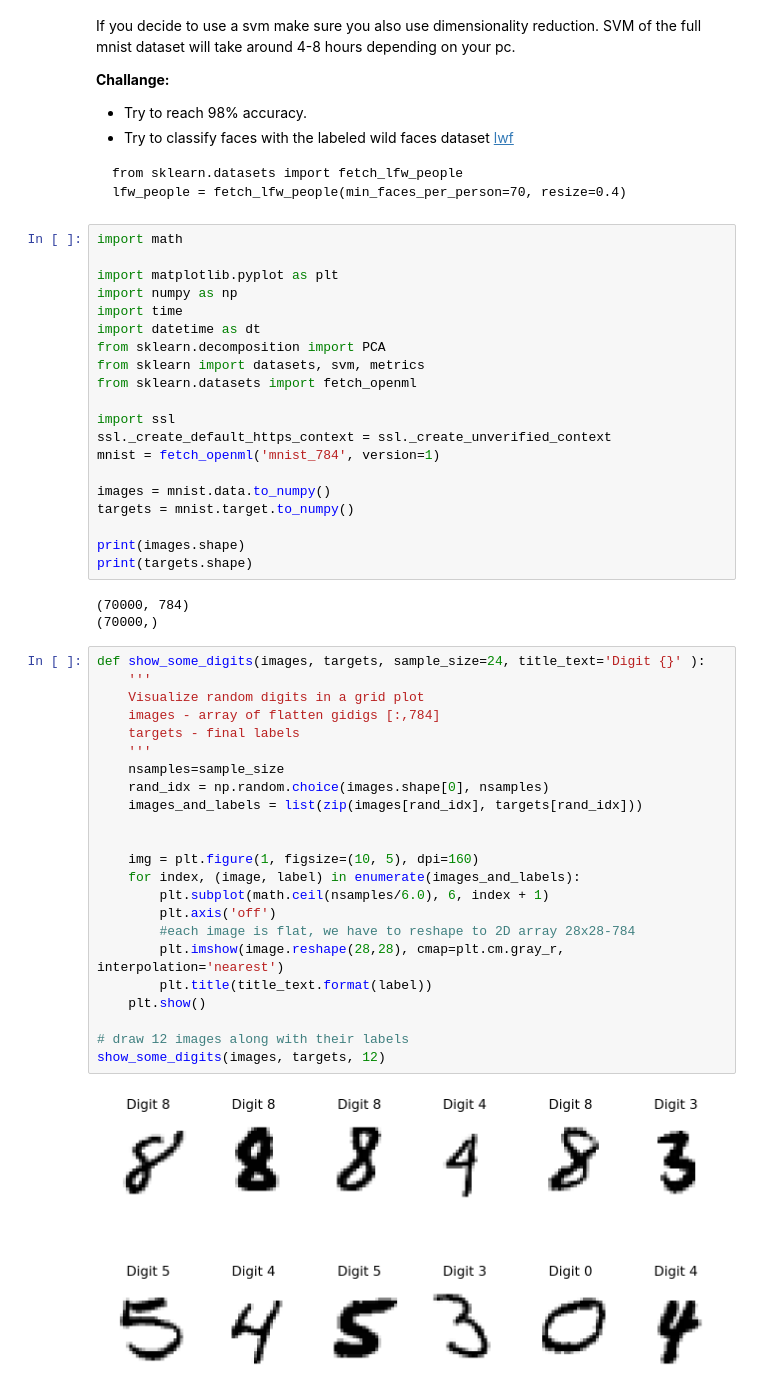
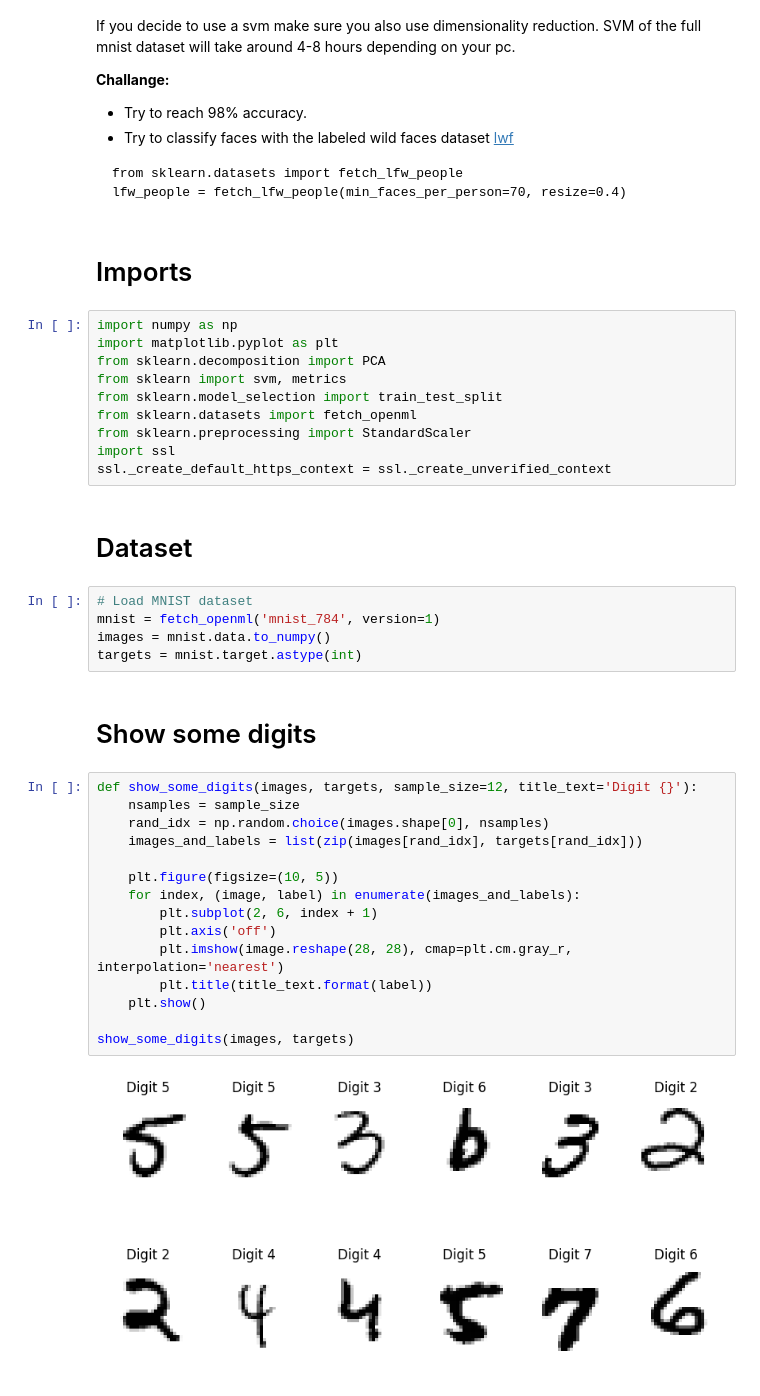
Before and after one commit to alpacfer/pfas, a Jupyter notebook: week8/WeeklyProject.ipynb, the cells around one changed output. Saved outputs shown, nothing was run; the diff lists cells and outputs as text.

````diff
--- a/week8/WeeklyProject.ipynb
+++ b/week8/WeeklyProject.ipynb
@@ -22,51 +22,41 @@ If you decide to use a svm make sure you also use dimensionality reduction. SVM
 from sklearn.datasets import fetch_lfw_people
 lfw_people = fetch_lfw_people(min_faces_per_person=70, resize=0.4)
 ```
+# %% [markdown]
+# Imports
 # %%
-import math
-
+import numpy as np
 import matplotlib.pyplot as plt
-import numpy as np
-import time
-import datetime as dt
 from sklearn.decomposition import PCA
-from sklearn import datasets, svm, metrics
+from sklearn import svm, metrics
+from sklearn.model_selection import train_test_split
 from sklearn.datasets import fetch_openml
-
+from sklearn.preprocessing import StandardScaler
 import ssl
 ssl._create_default_https_context = ssl._create_unverified_context
-mnist = fetch_openml('mnist_784', version=1)
-
-images = mnist.data.to_numpy()
-targets = mnist.target.to_numpy()
-
-print(images.shape)
-print(targets.shape)
-# %% [output]
-(70000, 784)
-(70000,)
+# %% [markdown]
+# Dataset
+# %%
+# Load MNIST dataset
+mnist = fetch_openml('mnist_784', version=1)
+images = mnist.data.to_numpy()
+targets = mnist.target.astype(int)
+# %% [markdown]
+# Show some digits
 # %%
-def show_some_digits(images, targets, sample_size=24, title_text='Digit {}' ):
-    '''
-    Visualize random digits in a grid plot
-    images - array of flatten gidigs [:,784]
-    targets - final labels
-    '''
-    nsamples=sample_size
+def show_some_digits(images, targets, sample_size=12, title_text='Digit {}'):
+    nsamples = sample_size
     rand_idx = np.random.choice(images.shape[0], nsamples)
     images_and_labels = list(zip(images[rand_idx], targets[rand_idx]))
 
-
-    img = plt.figure(1, figsize=(10, 5), dpi=160)
+    plt.figure(figsize=(10, 5))
     for index, (image, label) in enumerate(images_and_labels):
-        plt.subplot(math.ceil(nsamples/6.0), 6, index + 1)
+        plt.subplot(2, 6, index + 1)
         plt.axis('off')
-        #each image is flat, we have to reshape to 2D array 28x28-784
-        plt.imshow(image.reshape(28,28), cmap=plt.cm.gray_r, interpolation='nearest')
+        plt.imshow(image.reshape(28, 28), cmap=plt.cm.gray_r, interpolation='nearest')
         plt.title(title_text.format(label))
     plt.show()
 
-# draw 12 images along with their labels
-show_some_digits(images, targets, 12)
+show_some_digits(images, targets)
 # %% [output]
-[figure, old version]
+[figure, new version]
````
Also changed, not shown: parts of 7 cells of this notebook, 19 other files.
